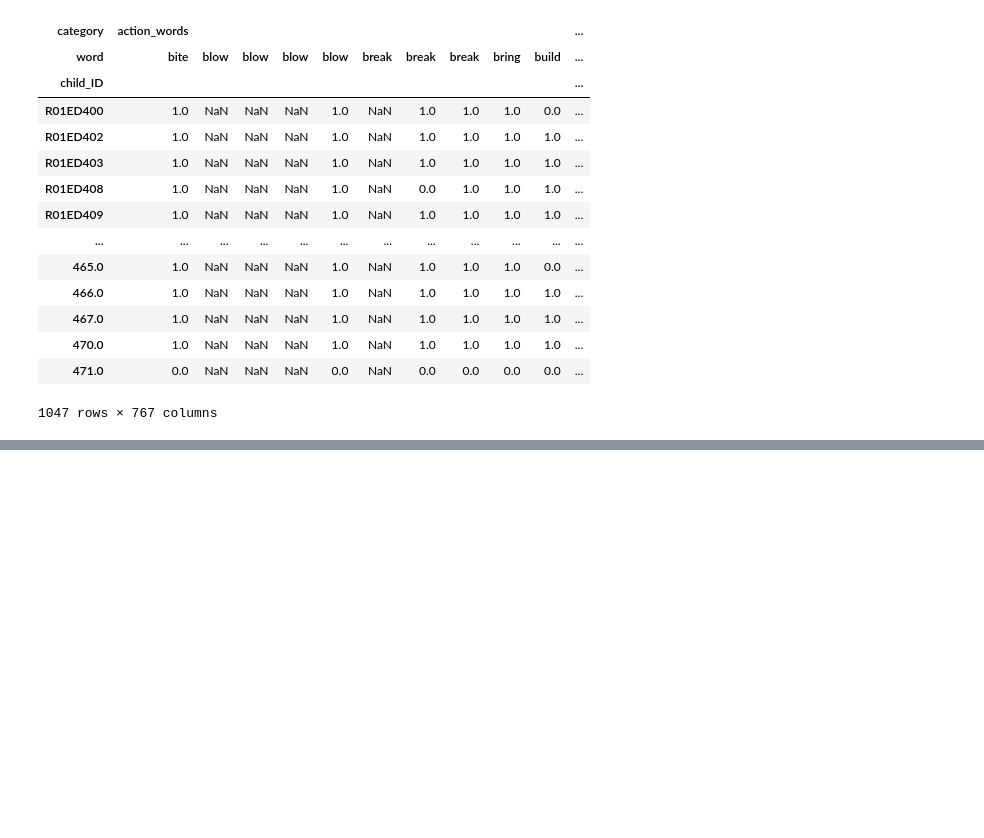
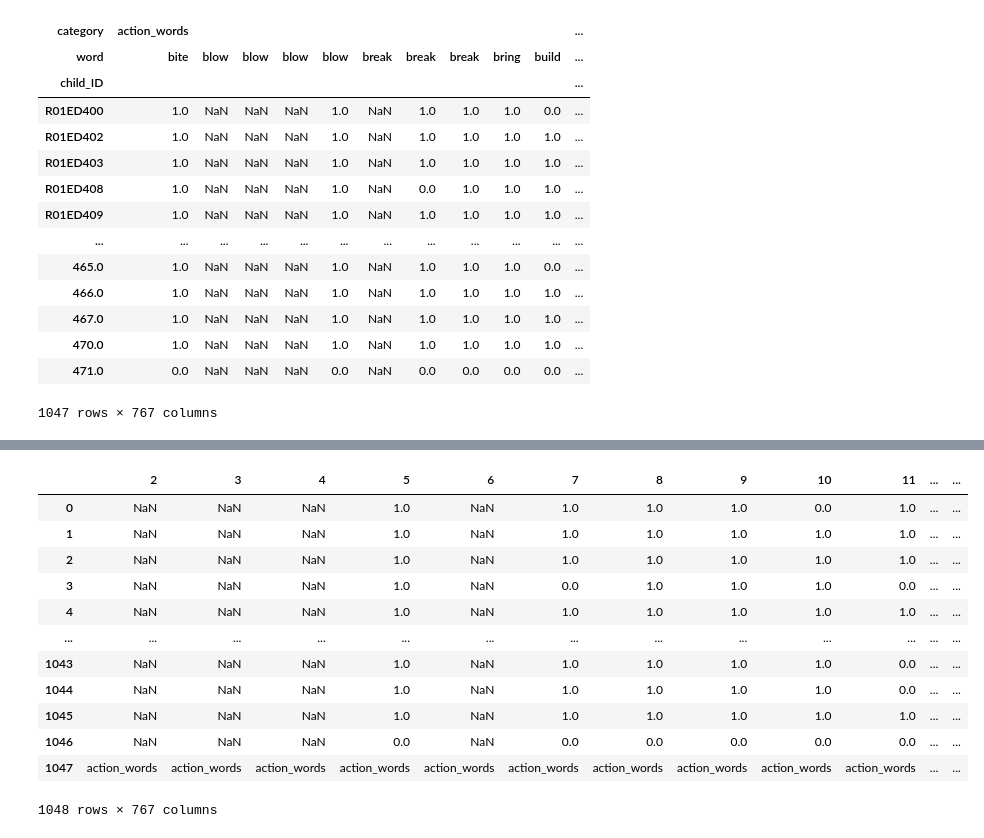
Before and after one commit to ningkko/Bilingualism_ChildASR, a Jupyter notebook: biling_data/by_child_5_lang_analysis.ipynb, the cells around one changed output, grey strips where cells are left out. Drawn from its saved outputs; the diff is of its cells as text; code cells hidden in the pictures; blank space fills up the shorter version.

```diff
--- a/biling_data/by_child_5_lang_analysis.ipynb
+++ b/biling_data/by_child_5_lang_analysis.ipynb
@@ -197,0 +318,19 @@ individual
+# %%
+individual = pd.read_csv("temp.csv")
+individual["child_ID"] = individual.category.astype(str)+"_"+individual.age.astype(str)
+individual = individual.drop(["category","age"], axis=1)
+individual
+# %% [output]
+|  | 2 | 3 | 4 | 5 | 6 | 7 | 8 | 9 | 10 | 11 | ... | ... |
+| 0 | NaN | NaN | NaN | 1.0 | NaN | 1.0 | 1.0 | 1.0 | 0.0 | 1.0 | ... | ... |
+| 1 | NaN | NaN | NaN | 1.0 | NaN | 1.0 | 1.0 | 1.0 | 1.0 | 1.0 | ... | ... |
+| 2 | NaN | NaN | NaN | 1.0 | NaN | 1.0 | 1.0 | 1.0 | 1.0 | 1.0 | ... | ... |
+| 3 | NaN | NaN | NaN | 1.0 | NaN | 0.0 | 1.0 | 1.0 | 1.0 | 0.0 | ... | ... |
+| 4 | NaN | NaN | NaN | 1.0 | NaN | 1.0 | 1.0 | 1.0 | 1.0 | 1.0 | ... | ... |
+| ... | ... | ... | ... | ... | ... | ... | ... | ... | ... | ... | ... | ... |
+| 1043 | NaN | NaN | NaN | 1.0 | NaN | 1.0 | 1.0 | 1.0 | 1.0 | 0.0 | ... | ... |
+| 1044 | NaN | NaN | NaN | 1.0 | NaN | 1.0 | 1.0 | 1.0 | 1.0 | 0.0 | ... | ... |
+| 1045 | NaN | NaN | NaN | 1.0 | NaN | 1.0 | 1.0 | 1.0 | 1.0 | 1.0 | ... | ... |
+| 1046 | NaN | NaN | NaN | 0.0 | NaN | 0.0 | 0.0 | 0.0 | 0.0 | 0.0 | ... | ... |
+| 1047 | action_words | action_words | action_words | action_words | action_words | action_words | action_words | action_words | action_words | action_words | ... | ... |
+1048 rows × 767 columns
```
Also changed, not shown: parts of 20 cells of this notebook, 4 other files.
